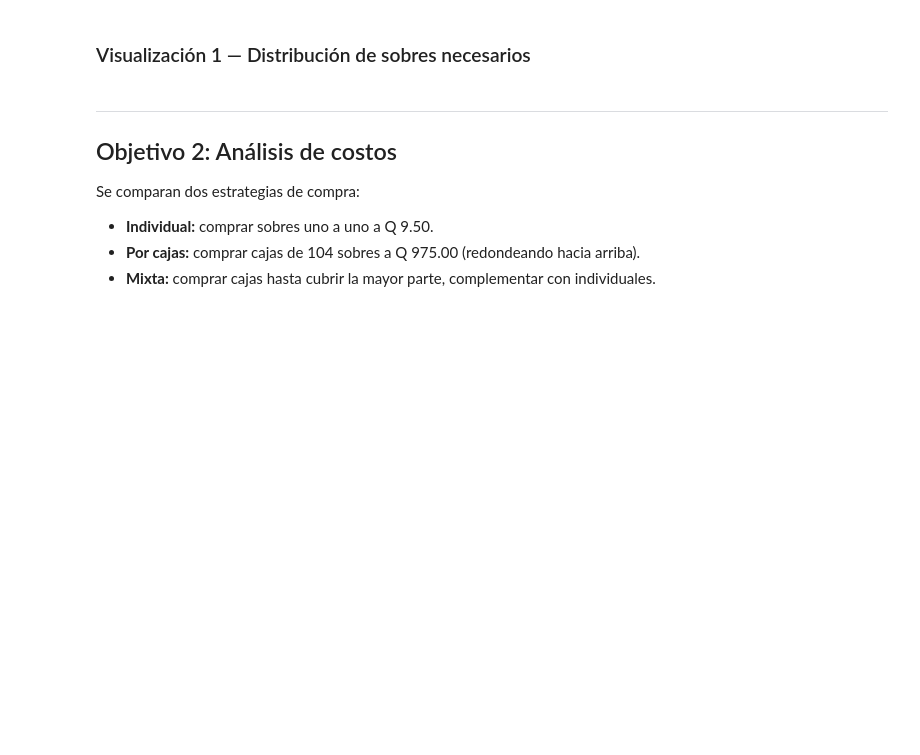
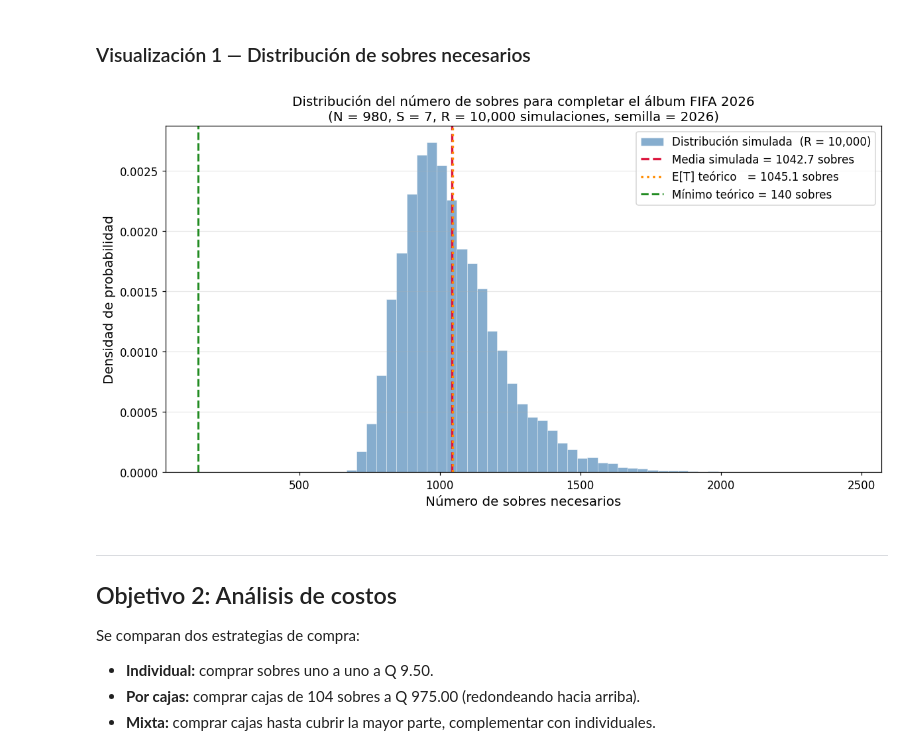
Before and after one commit to Pxdro-410/Lab7-prob1, a Jupyter notebook: lab7-ej2.ipynb, the cells around one changed output. Cells and saved outputs as stored; diff of their text form; code cells hidden in the pictures; blank space fills up the shorter version.

Commit message:
visualizacion 1

```diff
--- a/lab7-ej2.ipynb
+++ b/lab7-ej2.ipynb
@@ -73,5 +114,32 @@ Simulación completa: 10,000 repeticiones.
 # %% [markdown]
 ### Visualización 1 — Distribución de sobres necesarios
+# %%
+fig, ax = plt.subplots(figsize=(11, 6))
+
+ax.hist(sobres_result, bins=50, density=True, alpha=0.65,
+        color='steelblue', edgecolor='white', linewidth=0.4,
+        label=f'Distribución simulada  (R = {R:,})')
+
+ax.axvline(media_sobres, color='crimson', linestyle='--', linewidth=2.2,
+           label=f'Media simulada = {media_sobres:.1f} sobres')
+ax.axvline(E_T_teorico, color='darkorange', linestyle=':', linewidth=2.2,
+           label=f'E[T] teórico   = {E_T_teorico:.1f} sobres')
+ax.axvline(min_teorico, color='forestgreen', linestyle='--', linewidth=2.0,
+           label=f'Mínimo teórico = {min_teorico} sobres')
+
+ax.set_xlabel('Número de sobres necesarios', fontsize=13)
+ax.set_ylabel('Densidad de probabilidad', fontsize=13)
+ax.set_title(
+    f'Distribución del número de sobres para completar el álbum FIFA 2026\n'
+    f'(N = {N}, S = {S}, R = {R:,} simulaciones, semilla = {SEED})',
+    fontsize=13
+)
+ax.legend(fontsize=11)
+ax.grid(alpha=0.3, axis='y')
+plt.tight_layout()
+plt.show()
+# %% [output]
+[figure, added]
 # %% [markdown]
 ---
 ## Objetivo 2: Análisis de costos
```
Also changed, not shown: parts of 2 cells of this notebook.
